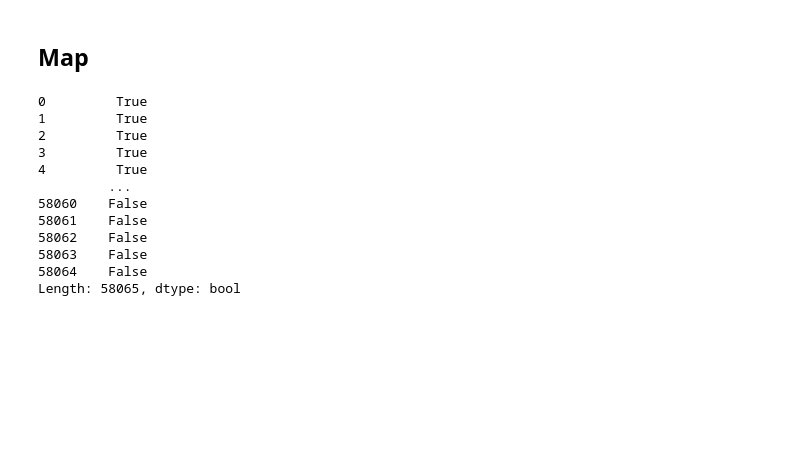
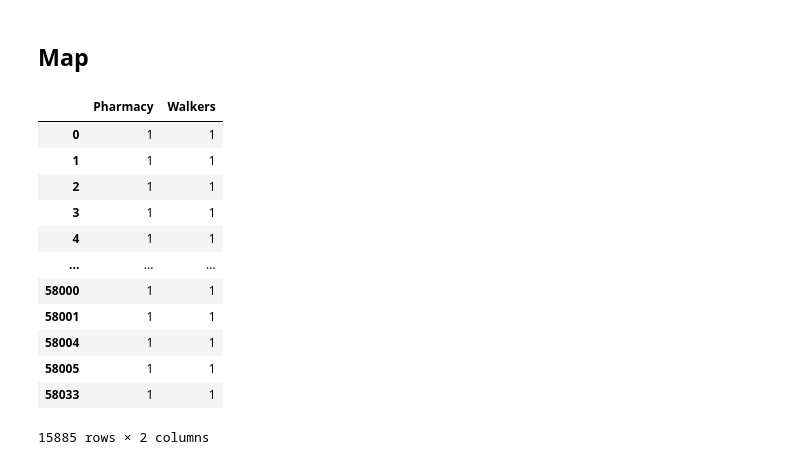
Before and after one commit to ethanduk03/dme_map, a Jupyter notebook: midterm.ipynb, the cells around one changed output. Saved outputs shown, nothing was run; the diff lists cells and outputs as text; code cells hidden in the pictures; blank space fills up the shorter version.

```diff
--- a/midterm.ipynb
+++ b/midterm.ipynb
@@ -204,17 +205,18 @@ suppliers_encoded
 # %%
 selected = ["Pharmacy", "Walkers"]
 selected_suppliers = suppliers_encoded[selected]
-selected_suppliers.all(axis=1)
+selected_suppliers[selected_suppliers.all(axis=1)]
 # %% [output]
+|  | Pharmacy | Walkers |
+| 0 | 1 | 1 |
+| 1 | 1 | 1 |
+| 2 | 1 | 1 |
+| 3 | 1 | 1 |
+| 4 | 1 | 1 |
+| ... | ... | ... |
+| 58000 | 1 | 1 |
+| 58001 | 1 | 1 |
+| 58004 | 1 | 1 |
+| 58005 | 1 | 1 |
+| 58033 | 1 | 1 |
-0         True
-1         True
-2         True
-3         True
-4         True
-         ...
-58060    False
-58061    False
-58062    False
-58063    False
-58064    False
-Length: 58065, dtype: bool
+15885 rows × 2 columns
```
Also changed, not shown: parts of 1 cell of this notebook, 8 other files.
